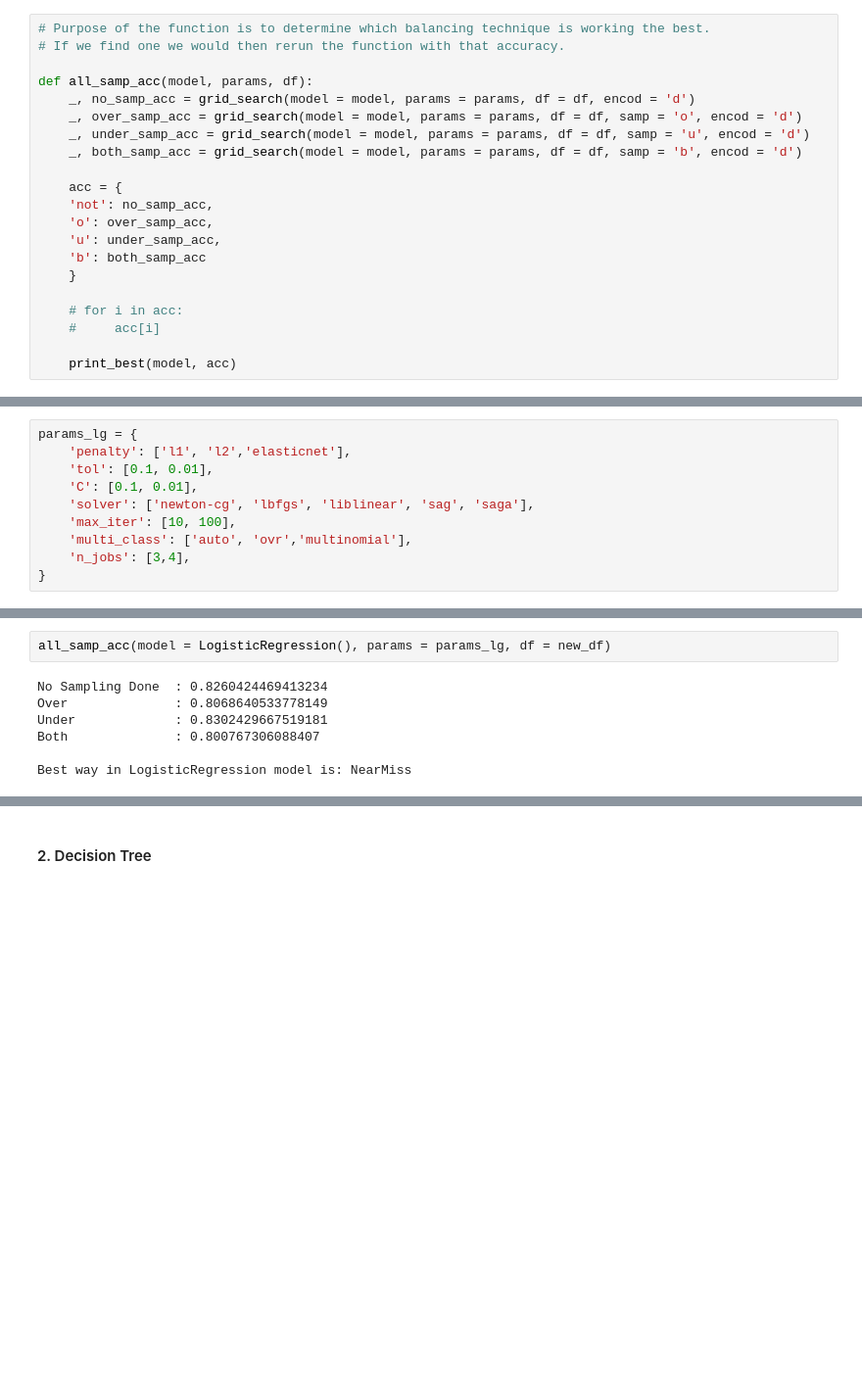
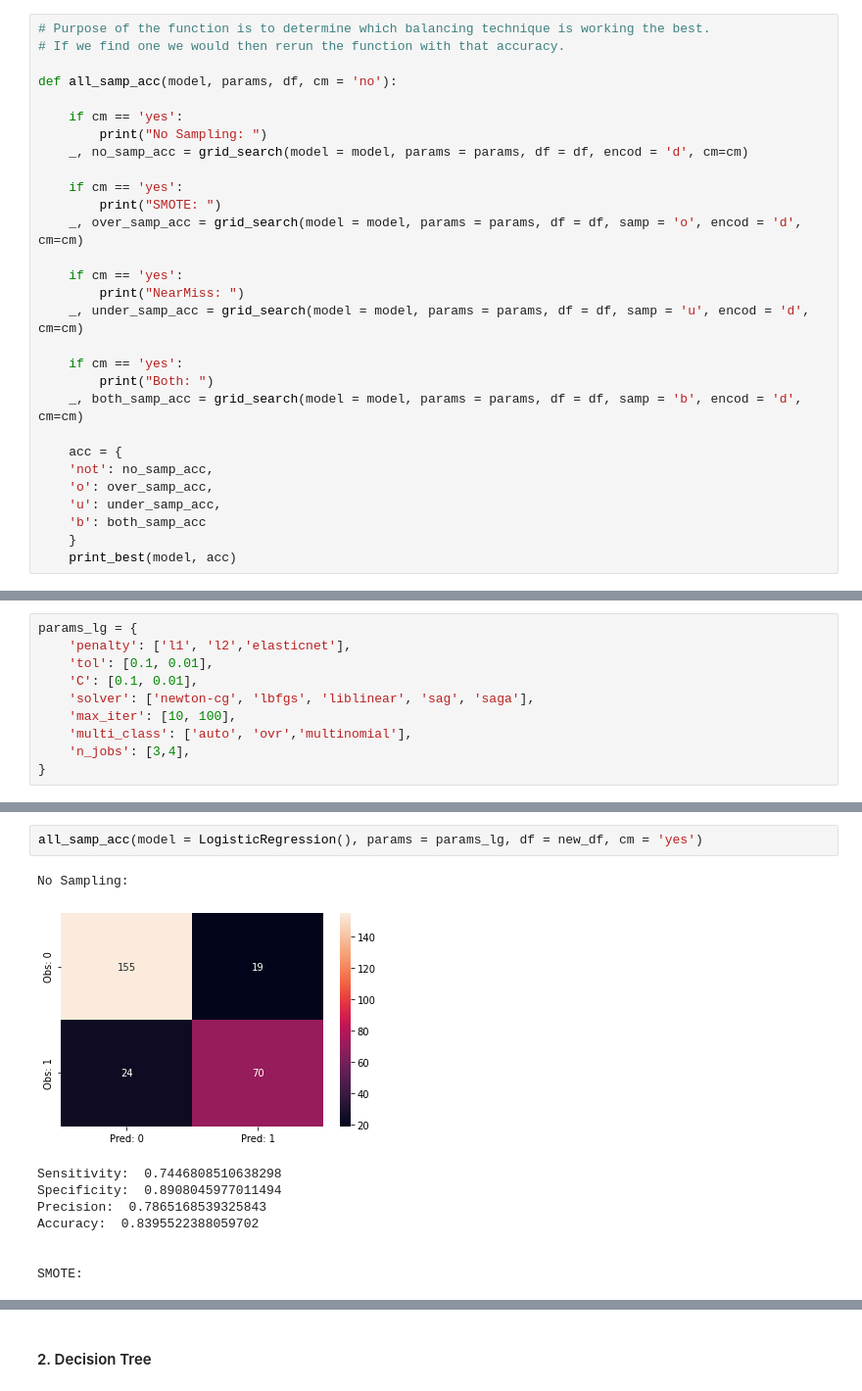
Before and after one commit to Dhruv-Chandra/Titanic, a Jupyter notebook: Titanic.ipynb, the cells around one changed output, grey strips where cells are left out. Shown at 98% size. Saved outputs shown, nothing was run; the diff lists cells and outputs as text; blank space fills up the shorter version.

```diff
--- a/Titanic.ipynb
+++ b/Titanic.ipynb
@@ -101,11 +102,23 @@ def outlier_red(df, x):
 # Purpose of the function is to determine which balancing technique is working the best.
 # If we find one we would then rerun the function with that accuracy.
 
-def all_samp_acc(model, params, df):
-    _, no_samp_acc = grid_search(model = model, params = params, df = df, encod = 'd')
-    _, over_samp_acc = grid_search(model = model, params = params, df = df, samp = 'o', encod = 'd')
-    _, under_samp_acc = grid_search(model = model, params = params, df = df, samp = 'u', encod = 'd')
-    _, both_samp_acc = grid_search(model = model, params = params, df = df, samp = 'b', encod = 'd')
+def all_samp_acc(model, params, df, cm = 'no'):
+
+    if cm == 'yes':
+        print("No Sampling: ")
+    _, no_samp_acc = grid_search(model = model, params = params, df = df, encod = 'd', cm=cm)
+
+    if cm == 'yes':
+        print("SMOTE: ")
+    _, over_samp_acc = grid_search(model = model, params = params, df = df, samp = 'o', encod = 'd', cm=cm)
+
+    if cm == 'yes':
+        print("NearMiss: ")
+    _, under_samp_acc = grid_search(model = model, params = params, df = df, samp = 'u', encod = 'd', cm=cm)
+
+    if cm == 'yes':
+        print("Both: ")
+    _, both_samp_acc = grid_search(model = model, params = params, df = df, samp = 'b', encod = 'd', cm=cm)
 
     acc = {
     'not': no_samp_acc,
@@ -113,10 +126,6 @@ def all_samp_acc(model, params, df):
     'u': under_samp_acc,
     'b': both_samp_acc
     }
-
-    # for i in acc:
-    #     acc[i]
-
     print_best(model, acc)
 # %%
 # After the above function has run this function would be called and it would
@@ -756,9 +822,12 @@ lg_acc
 # %%
-all_samp_acc(model = LogisticRegression(), params = params_lg, df = new_df)
+all_samp_acc(model = LogisticRegression(), params = params_lg, df = new_df, cm = 'yes')
 # %% [output]
-No Sampling Done  : 0.8260424469413234
-Over              : 0.8068640533778149
-Under             : 0.8302429667519181
-Both              : 0.800767306088407
-
-Best way in LogisticRegression model is: NearMiss
+No Sampling:
+[figure, added]
+Sensitivity:  0.7446808510638298
+Specificity:  0.8908045977011494
+Precision:  0.7865168539325843
+Accuracy:  0.8395522388059702
+
+
+SMOTE:
```
Also changed, not shown: parts of 27 cells of this notebook.
